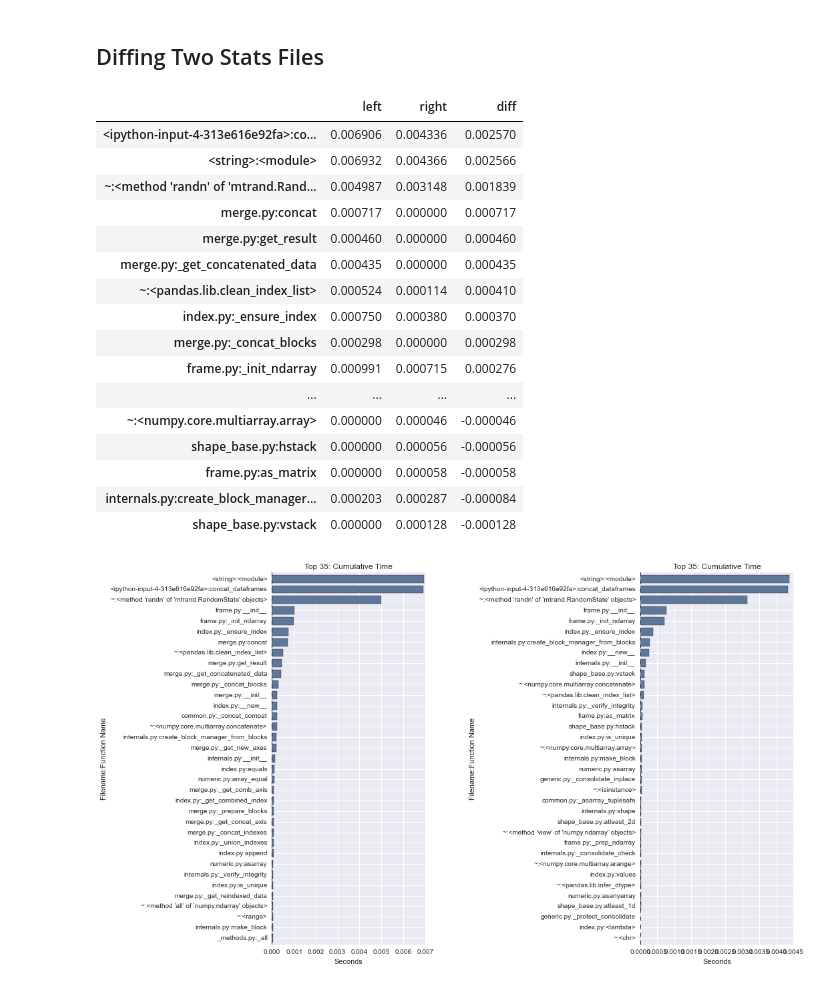
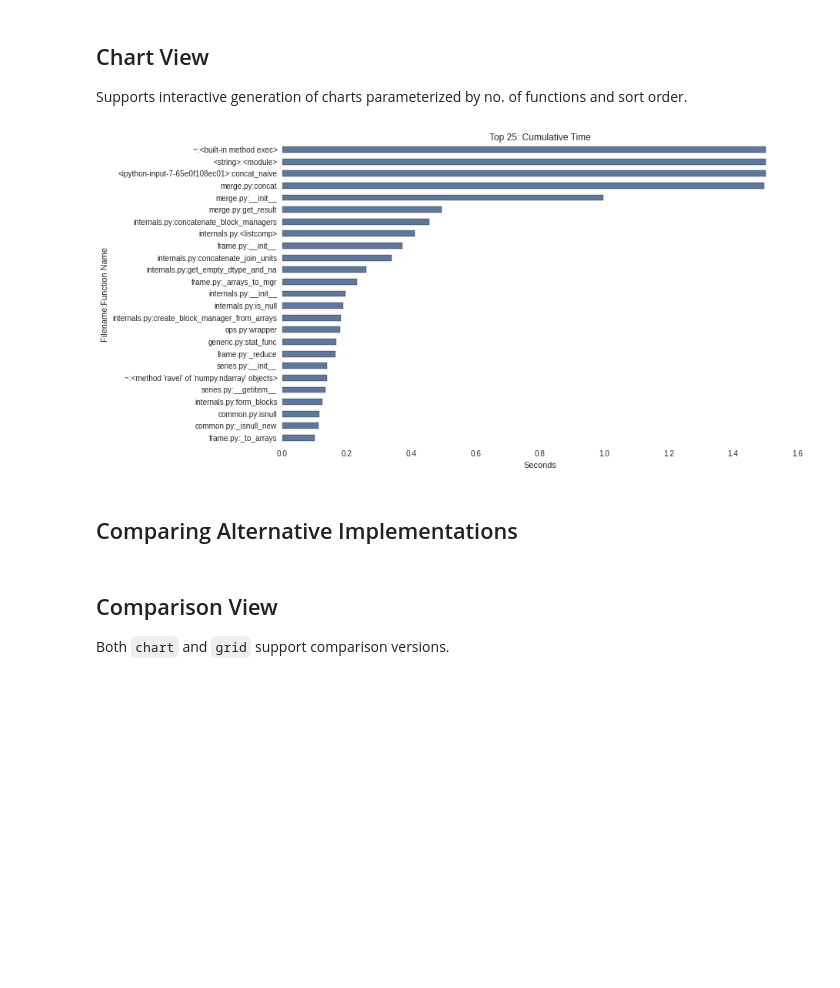
Before and after one commit to ssanderson/pstats-view, a Jupyter notebook: examples/ExampleView.ipynb, the cells around one changed output. Cells and saved outputs as stored; diff of their text form; code cells hidden in the pictures; blank space fills up the shorter version.

```diff
--- a/examples/ExampleView.ipynb
+++ b/examples/ExampleView.ipynb
@@ -133,4 +52,4 @@ IndentationError: expected an indented block (<ipython-input-7-81d427e23b73>, li
 # %%
-v = StatsViewer("./naive.stats")
-v
+slow = StatsViewer("naive.stats")
+slow.grid()
 # %% [output]
@@ -224,2 +56,0 @@ v.interact()
-# %% [markdown]
-## Diffing Two Stats Files
@@ -229,21 +57,10 @@ v2 = StatsViewer("./fast.stats")
-# %%
-out = v1.compare(v2)
-# %% [output]
-|  | left | right | diff |
-| <ipython-input-4-313e616e92fa>:co... | 0.006906 | 0.004336 | 0.002570 |
-| <string>:<module> | 0.006932 | 0.004366 | 0.002566 |
-| ~:<method 'randn' of 'mtrand.Rand... | 0.004987 | 0.003148 | 0.001839 |
-| merge.py:concat | 0.000717 | 0.000000 | 0.000717 |
-| merge.py:get_result | 0.000460 | 0.000000 | 0.000460 |
-| merge.py:_get_concatenated_data | 0.000435 | 0.000000 | 0.000435 |
-| ~:<pandas.lib.clean_index_list> | 0.000524 | 0.000114 | 0.000410 |
-| index.py:_ensure_index | 0.000750 | 0.000380 | 0.000370 |
-| merge.py:_concat_blocks | 0.000298 | 0.000000 | 0.000298 |
-| frame.py:_init_ndarray | 0.000991 | 0.000715 | 0.000276 |
-| ... | ... | ... | ... |
-| ~:<numpy.core.multiarray.array> | 0.000000 | 0.000046 | -0.000046 |
-| shape_base.py:hstack | 0.000000 | 0.000056 | -0.000056 |
-| frame.py:as_matrix | 0.000000 | 0.000058 | -0.000058 |
-| internals.py:create_block_manager... | 0.000203 | 0.000287 | -0.000084 |
-| shape_base.py:vstack | 0.000000 | 0.000128 | -0.000128 |
-[figure, removed]
+# %% [markdown]
+## Chart View
+
+Supports interactive generation of charts parameterized by no. of functions and sort order.
+# %%
+slow.chart()
+# %% [output]
+[figure, added]
+# %% [markdown]
+## Comparing Alternative Implementations
@@ -249,0 +87,4 @@ out = v1.compare(v2)
+# %% [markdown]
+## Comparison View
+
+Both `chart` and `grid` support comparison versions.
```
Also changed, not shown: parts of 23 cells of this notebook, 4 other files.
